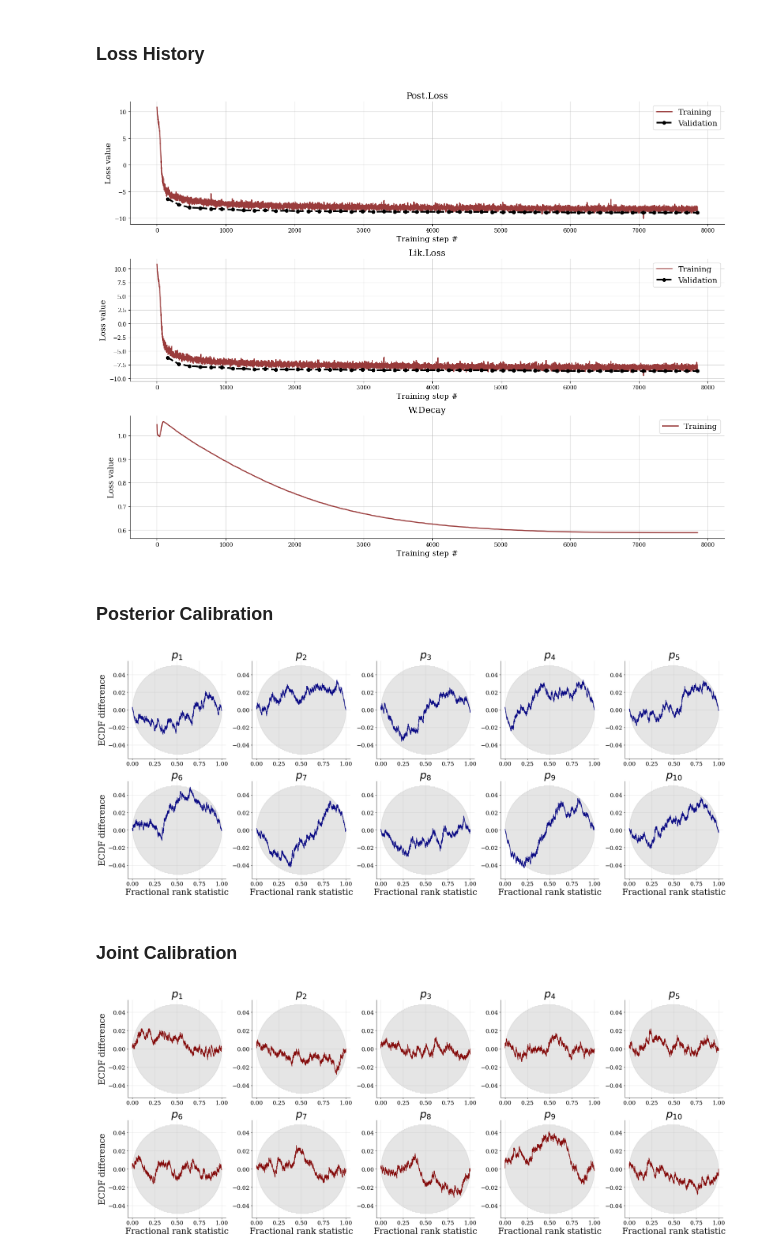
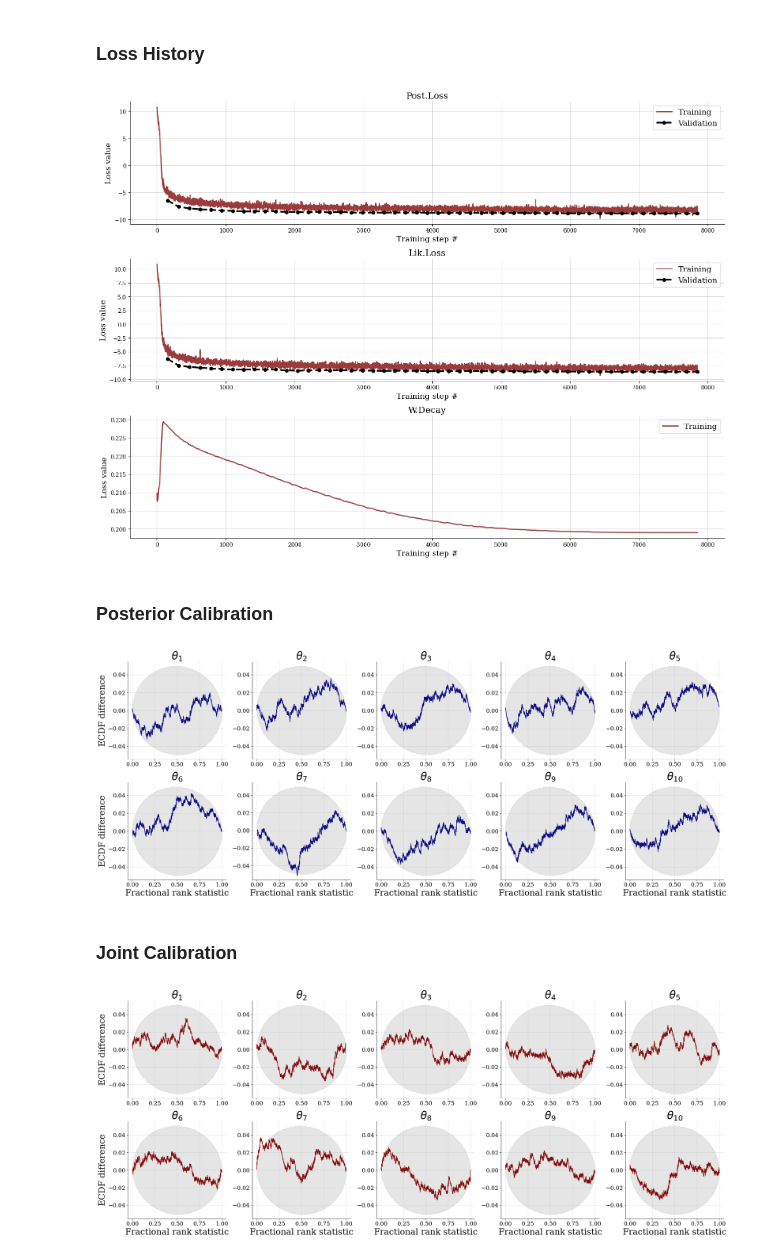
Before and after one commit to bayesflow-org/JANA-Paper, a Jupyter notebook: experiments/benchmarks/benchmark_2_gaussian_linear_uniform.ipynb, the cells around one changed output. Cells and saved outputs as stored; diff of their text form; code cells hidden in the pictures.

```diff
--- a/experiments/benchmarks/benchmark_2_gaussian_linear_uniform.ipynb
+++ b/experiments/benchmarks/benchmark_2_gaussian_linear_uniform.ipynb
@@ -32,7 +34,14 @@ INFO:root:No optional simulation batchable context provided.
 # %% [markdown]
 # Amortizer and Trainer
 # %%
-coupling_settings = {'dense_args': dict(units=32, activation='relu'), 'dropout_prob': 0.05}
+# Explicit settings of the affine coupling layer for future compatibility
+# Note: Posterior and likelihood amortizer use identical settings
+coupling_settings = {
+    'dense_args': dict(units=32, activation='relu', kernel_regularizer=tf.keras.regularizers.l2(1e-4)),
+    'dropout_prob': 0.05
+}
+
+# Wrapper for posterior and likelihood amortizers
 amortizer = AmortizedPosteriorLikelihood(
     AmortizedPosterior(InvertibleNetwork(num_params=10, num_coupling_layers=5, coupling_settings=coupling_settings)),
     AmortizedLikelihood(InvertibleNetwork(num_params=10, num_coupling_layers=5, coupling_settings=coupling_settings))
@@ -148,22 +134,38 @@ h = trainer.loss_history.get_plottable()
 f = plot_losses(h['train_losses'], h['val_losses'])
 plt.savefig(f"figures/{benchmark_name}_losses.pdf", dpi=300, bbox_inches="tight")
 # %% [output]
-[figure, old version]
+[figure, new version]
+# %%
+parameter_names = [rf'$\theta_{{{i}}}$' for i in range(1, 11)]
 # %% [markdown]
 ### Posterior Calibration
 # %%
-f = plot_sbc_ecdf_appendix(post_samples, prior_samples, ecdf_bands_kwargs=dict(confidence=0.95),
-                           param_names = benchmark.benchmark_info['parameter_names'],
-                           label_fontsize=24, legend_fontsize=24, difference=True, rank_ecdf_color = '#000080' )
-plt.savefig(f"figures/{benchmark_name}_posterior_calibration_diff_separate.pdf", dpi = 300, bbox_inches = "tight")
+f = plot_sbc_ecdf_appendix(
+    post_samples,
+    prior_samples,
+    ecdf_bands_kwargs=dict(confidence=0.95),
+    param_names=parameter_names,
+    label_fontsize=24,
+    legend_fontsize=24,
+    difference=True,
+    rank_ecdf_color='#000080'
+)
+plt.savefig(f"figures/{benchmark_name}_posterior_calibration_diff_separate.pdf", dpi=300, bbox_inches="tight")
 # %% [output]
-[figure, old version]
+[figure, new version]
 # %% [markdown]
 ### Joint Calibration
 # %%
-f = plot_sbc_ecdf_appendix(post_samples_s, prior_samples, ecdf_bands_kwargs=dict(confidence=0.95),
-                           param_names = benchmark.benchmark_info['parameter_names'],
-                           label_fontsize=24, legend_fontsize=24, difference=True, rank_ecdf_color = '#800000')
-plt.savefig(f"figures/{benchmark_name}_joint_calibration_diff_separate.pdf", dpi = 300, bbox_inches = "tight")
+f = plot_sbc_ecdf_appendix(
+    post_samples_s,
+    prior_samples,
+    ecdf_bands_kwargs=dict(confidence=0.95),
+    param_names=parameter_names,
+    label_fontsize=24,
+    legend_fontsize=24,
+    difference=True,
+    rank_ecdf_color='#800000'
+)
+plt.savefig(f"figures/{benchmark_name}_joint_calibration_diff_separate.pdf", dpi=300, bbox_inches="tight")
 # %% [output]
-[figure, old version]
+[figure, new version]
```
Also changed, not shown: parts of 13 cells of this notebook, 5 other files.
